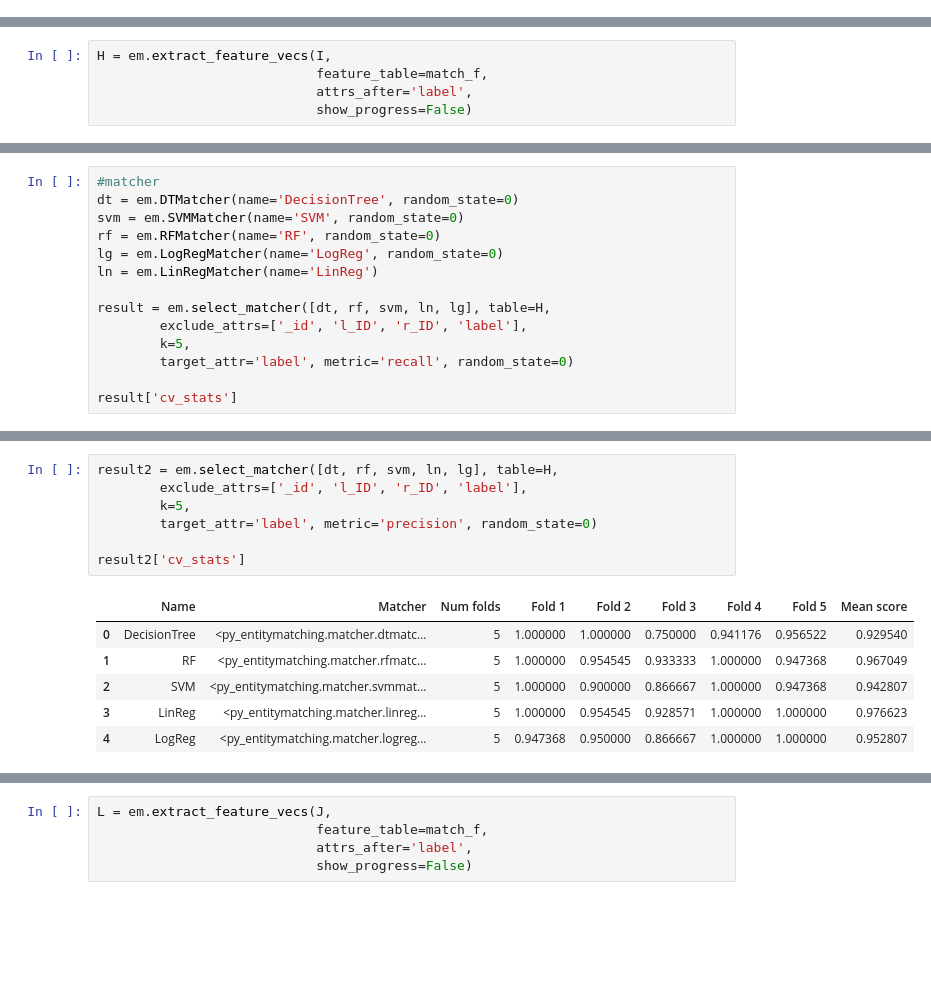
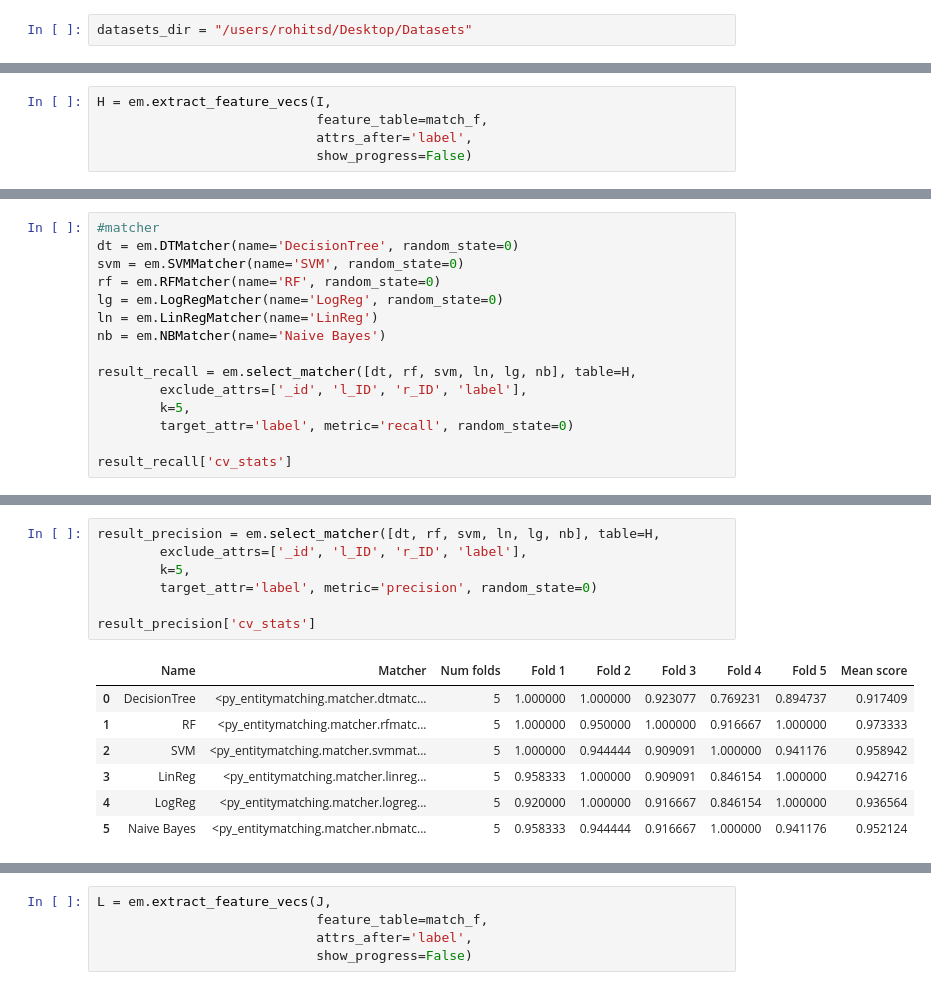
Before and after one commit to rdamkondwar/FoodReviewAnalytics, a Jupyter notebook: code/cs838.ipynb, the cells around one changed output, grey strips where cells are left out. Saved outputs shown, nothing was run; the diff lists cells and outputs as text; blank space fills up the shorter version.

```diff
--- a/code/cs838.ipynb
+++ b/code/cs838.ipynb
@@ -7,3 +5,5 @@ datasets_dir = "/home/tarun/workspace/cs838/stage3/Datasets"
+# %%
+datasets_dir = "/users/rohitsd/Desktop/Datasets"
 # %%
 path_A = datasets_dir + '/' + 'yelp_data.csv'
 path_B = datasets_dir + '/' + 'zomato_data.csv'
@@ -187,12 +192,13 @@ svm = em.SVMMatcher(name='SVM', random_state=0)
 rf = em.RFMatcher(name='RF', random_state=0)
 lg = em.LogRegMatcher(name='LogReg', random_state=0)
 ln = em.LinRegMatcher(name='LinReg')
+nb = em.NBMatcher(name='Naive Bayes')
 
-result = em.select_matcher([dt, rf, svm, ln, lg], table=H,
+result_recall = em.select_matcher([dt, rf, svm, ln, lg, nb], table=H,
         exclude_attrs=['_id', 'l_ID', 'r_ID', 'label'],
         k=5,
         target_attr='label', metric='recall', random_state=0)
 
-result['cv_stats']
+result_recall['cv_stats']
 # %% [output]
 |  | Name | Matcher | Num folds | Fold 1 | Fold 2 | Fold 3 | Fold 4 | Fold 5 | Mean score |
@@ -204,14 +211,15 @@ result['cv_stats']
 # %%
-result2 = em.select_matcher([dt, rf, svm, ln, lg], table=H,
+result_precision = em.select_matcher([dt, rf, svm, ln, lg, nb], table=H,
         exclude_attrs=['_id', 'l_ID', 'r_ID', 'label'],
         k=5,
         target_attr='label', metric='precision', random_state=0)
 
-result2['cv_stats']
+result_precision['cv_stats']
 # %% [output]
 |  | Name | Matcher | Num folds | Fold 1 | Fold 2 | Fold 3 | Fold 4 | Fold 5 | Mean score |
-| 0 | DecisionTree | <py_entitymatching.matcher.dtmatc... | 5 | 1.000000 | 1.000000 | 0.750000 | 0.941176 | 0.956522 | 0.929540 |
-| 1 | RF | <py_entitymatching.matcher.rfmatc... | 5 | 1.000000 | 0.954545 | 0.933333 | 1.000000 | 0.947368 | 0.967049 |
-| 2 | SVM | <py_entitymatching.matcher.svmmat... | 5 | 1.000000 | 0.900000 | 0.866667 | 1.000000 | 0.947368 | 0.942807 |
-| 3 | LinReg | <py_entitymatching.matcher.linreg... | 5 | 1.000000 | 0.954545 | 0.928571 | 1.000000 | 1.000000 | 0.976623 |
-| 4 | LogReg | <py_entitymatching.matcher.logreg... | 5 | 0.947368 | 0.950000 | 0.866667 | 1.000000 | 1.000000 | 0.952807 |
+| 0 | DecisionTree | <py_entitymatching.matcher.dtmatc... | 5 | 1.000000 | 1.000000 | 0.923077 | 0.769231 | 0.894737 | 0.917409 |
+| 1 | RF | <py_entitymatching.matcher.rfmatc... | 5 | 1.000000 | 0.950000 | 1.000000 | 0.916667 | 1.000000 | 0.973333 |
+| 2 | SVM | <py_entitymatching.matcher.svmmat... | 5 | 1.000000 | 0.944444 | 0.909091 | 1.000000 | 0.941176 | 0.958942 |
+| 3 | LinReg | <py_entitymatching.matcher.linreg... | 5 | 0.958333 | 1.000000 | 0.909091 | 0.846154 | 1.000000 | 0.942716 |
+| 4 | LogReg | <py_entitymatching.matcher.logreg... | 5 | 0.920000 | 1.000000 | 0.916667 | 0.846154 | 1.000000 | 0.936564 |
+| 5 | Naive Bayes | <py_entitymatching.matcher.nbmatc... | 5 | 0.958333 | 0.944444 | 0.916667 | 1.000000 | 0.941176 | 0.952124 |
```
Also changed, not shown: parts of 17 cells of this notebook, 2 other files.
